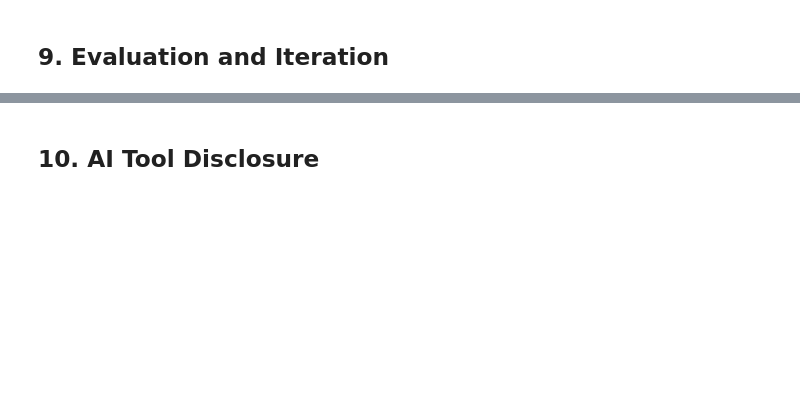
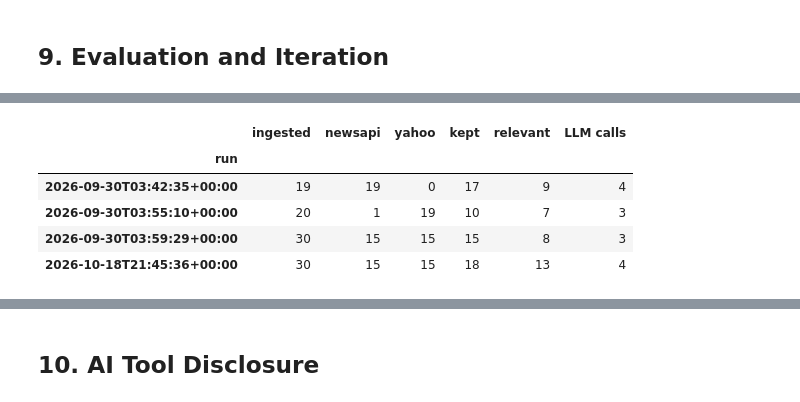
Before and after one commit to pdhinaka/AAI-520-NLP-Final-Team-Project-Group7, a Jupyter notebook: notebooks/final_notebook.ipynb, the cells around one changed output, grey strips where cells are left out. Drawn from its saved outputs; the diff is of its cells as text; code cells hidden in the pictures; blank space fills up the shorter version.

```diff
--- a/notebooks/final_notebook.ipynb
+++ b/notebooks/final_notebook.ipynb
@@ -593,6 +960,8 @@ plt.show()
 r0 = run1["reflection_history"][0]
 print("Critic feedback on draft 0:")
 print(wrap(r0["feedback"], indent="  "))
-print(f"\nGaps on draft 0 ({len(r0['gaps'])}):")
-for g in r0["gaps"]:
-    print(wrap(g, indent=" - "))
+for key, label in (("fixable", "Fixable from the gathered facts"),
+                   ("needs_data", "Needs data the run did not gather")):
+    print(f"\n{label} ({len(r0[key])}):")
+    for g in r0[key]:
+        print(wrap(g, indent=" - "))
@@ -752,24 +1243,34 @@ costs
 # %%
 # Every saved prompt-chain run for the ticker, oldest first: how many
 # articles came in from each provider, survived preprocessing, and
-# were labeled relevant. These are the iterations described below.
+# were labeled relevant. Runs that only replayed the cache are left
+# out. These are the iterations described below.
 rows = []
 for path in sorted((config.DATA_DIR / "runs").glob(
         f"prompt_chain_{TICKER}_*.json")):
     run = json.loads(path.read_text())
+    if not run["usage"]["calls"]:
+        continue
     steps = run["steps"]
     providers = pd.Series([a.get("provider") for a in steps["ingest"]])
     rows.append({
         "run": run.get("run_at", path.stem[-15:]),
         "ingested": len(steps["ingest"]),
         "newsapi": int((providers == "newsapi").sum()),
         "yahoo": int((providers == "yahoo").sum()),
         "kept": len(steps["preprocess"]["articles"]),
         "relevant": sum(a["labels"].get("relevant", False)
                         for a in steps["classify"]),
         "LLM calls": run["usage"]["calls"],
     })
 pd.DataFrame(rows).set_index("run")
+# %% [output]
+|  | ingested | newsapi | yahoo | kept | relevant | LLM calls |
+| run |  |  |  |  |  |  |
+| 2026-09-30T03:42:35+00:00 | 19 | 19 | 0 | 17 | 9 | 4 |
+| 2026-09-30T03:55:10+00:00 | 20 | 1 | 19 | 10 | 7 | 3 |
+| 2026-09-30T03:59:29+00:00 | 30 | 15 | 15 | 15 | 8 | 3 |
+| 2026-10-18T21:45:36+00:00 | 30 | 15 | 15 | 18 | 13 | 4 |
 # %% [markdown]
 <!-- TODO WP8: eval-optimizer and agent iteration, run 1 vs 2 -->
 # %%
```
Also changed, not shown: parts of 40 cells of this notebook.
